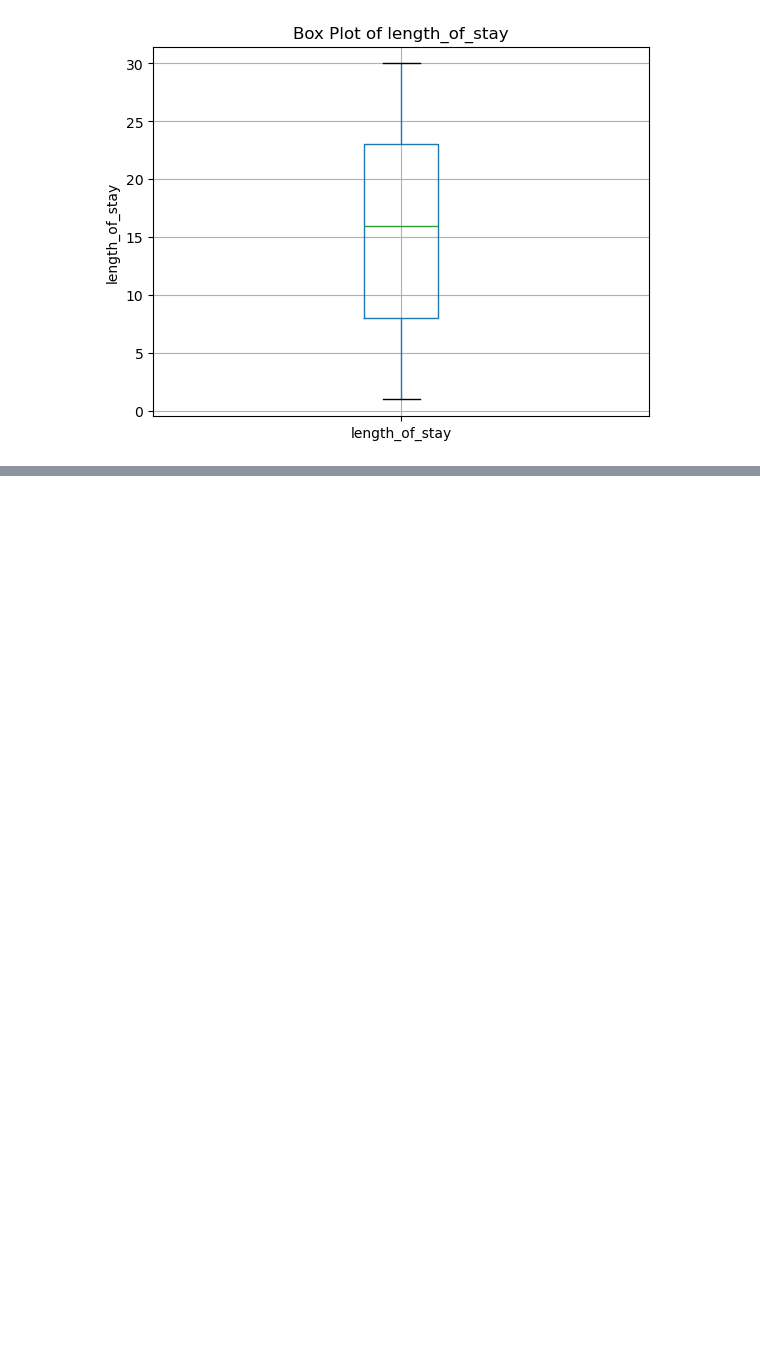
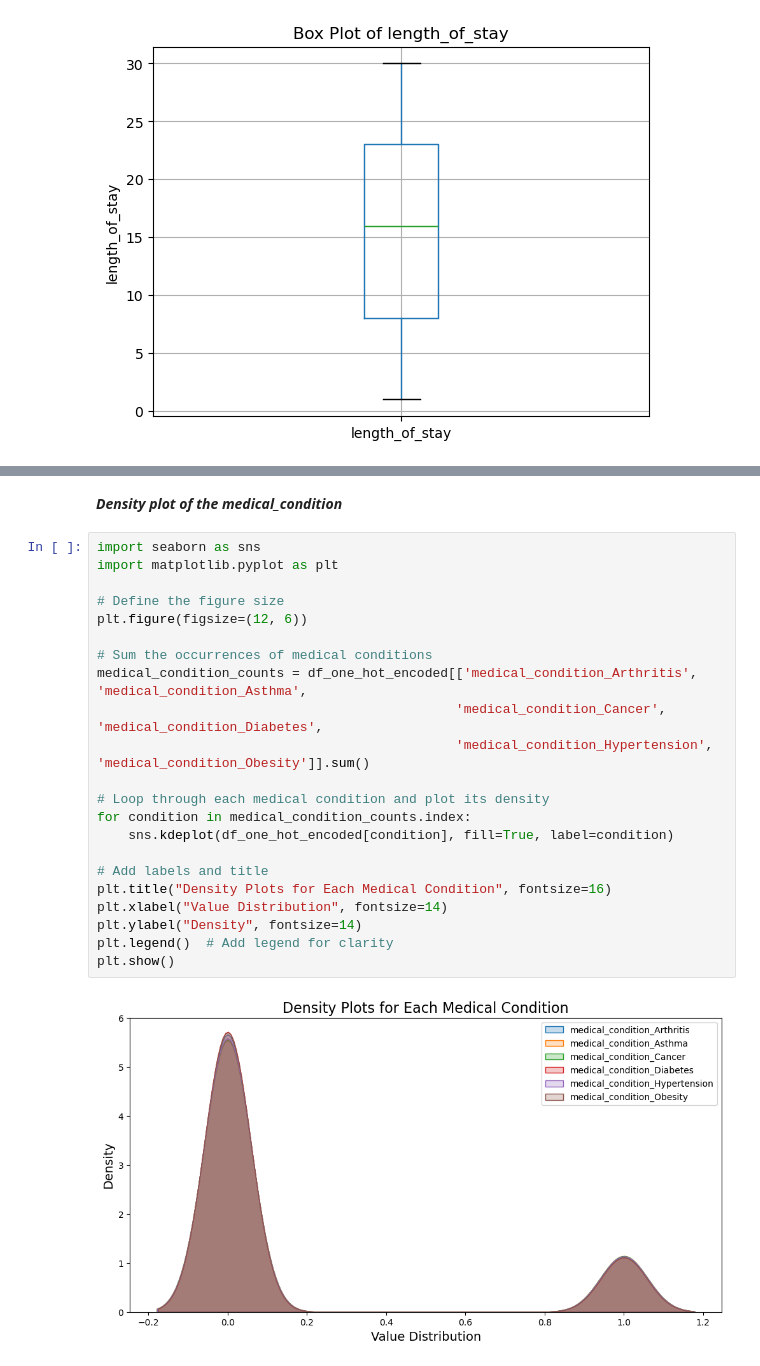
Before and after one commit to Rejith2205/Health-Care-Analysis-Project, a Jupyter notebook: Health Care Analysis_1st_Phase.ipynb, the cells around one changed output, grey strips where cells are left out. Cells and saved outputs as stored; diff of their text form; blank space fills up the shorter version.

```diff
--- a/Health Care Analysis_1st_Phase.ipynb
+++ b/Health Care Analysis_1st_Phase.ipynb
@@ -334,0 +549,26 @@ Name: count, dtype: int64
+# %% [markdown]
+***Density plot of the medical_condition***
+# %%
+import seaborn as sns
+import matplotlib.pyplot as plt
+
+# Define the figure size
+plt.figure(figsize=(12, 6))
+
+# Sum the occurrences of medical conditions
+medical_condition_counts = df_one_hot_encoded[['medical_condition_Arthritis', 'medical_condition_Asthma',
+                                              'medical_condition_Cancer', 'medical_condition_Diabetes',
+                                              'medical_condition_Hypertension', 'medical_condition_Obesity']].sum()
+
+# Loop through each medical condition and plot its density
+for condition in medical_condition_counts.index:
+    sns.kdeplot(df_one_hot_encoded[condition], fill=True, label=condition)
+
+# Add labels and title
+plt.title("Density Plots for Each Medical Condition", fontsize=16)
+plt.xlabel("Value Distribution", fontsize=14)
+plt.ylabel("Density", fontsize=14)
+plt.legend()  # Add legend for clarity
+plt.show()
+# %% [output]
+[figure, added]
```
Also changed, not shown: parts of 33 cells of this notebook, 1 other file.
